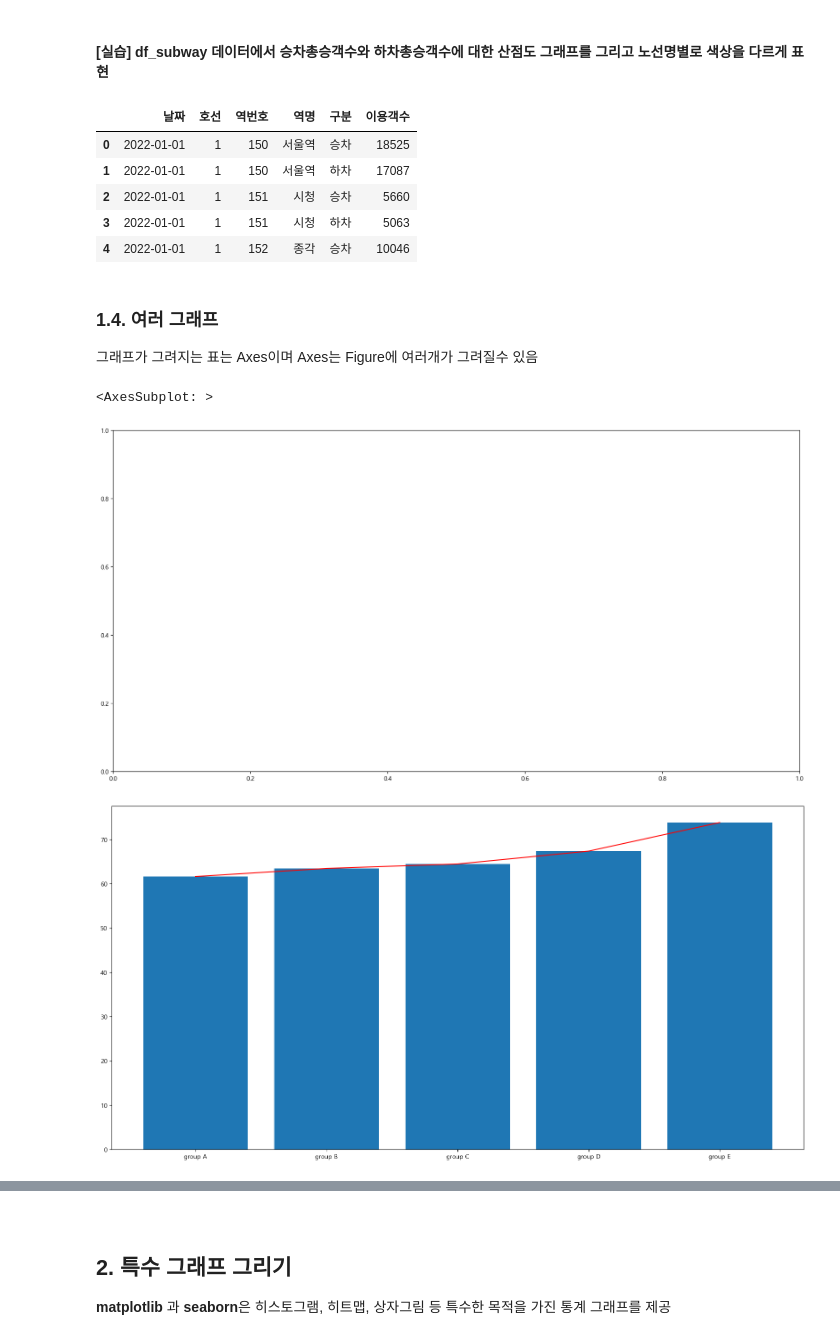
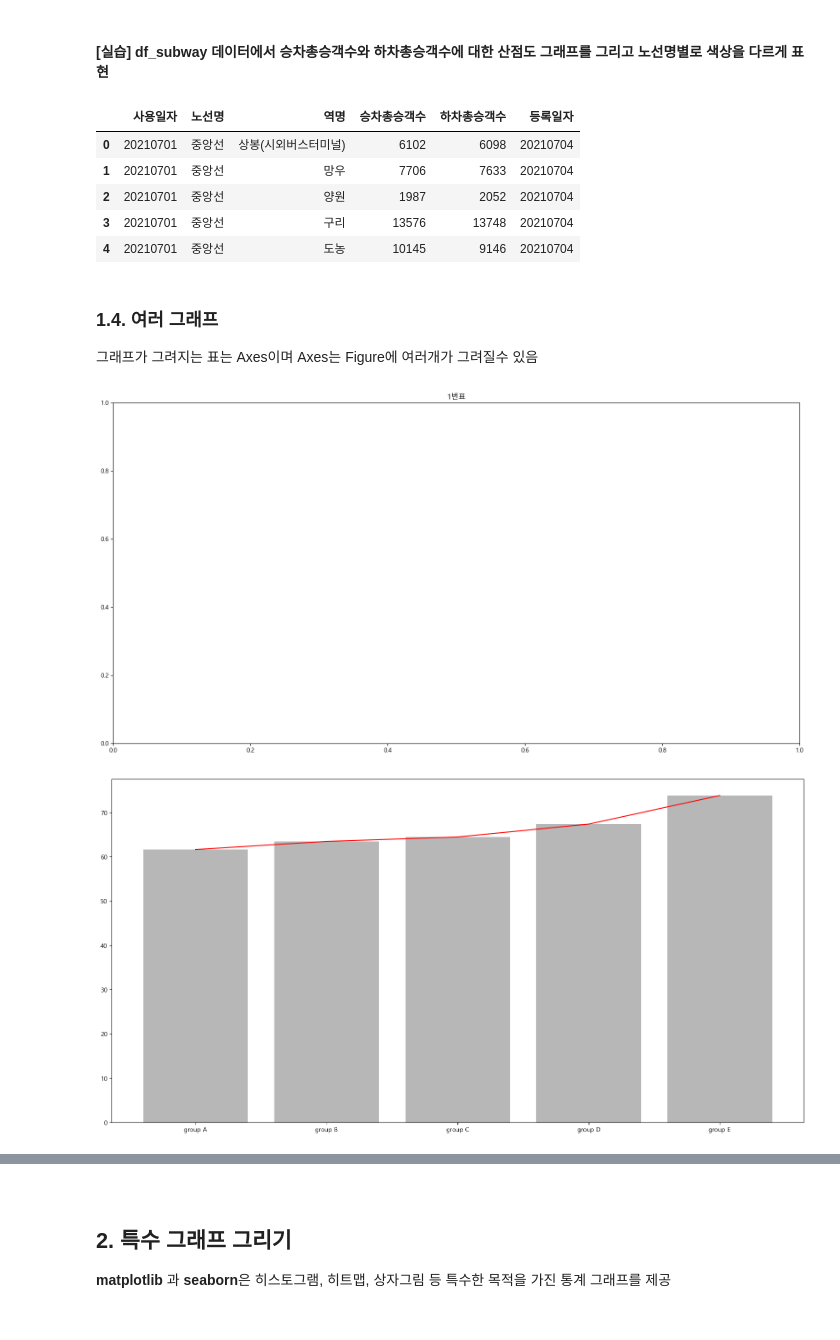
Before and after one commit to dnjsclf145/CDsamsung, a Jupyter notebook: 실습자료/06_데이터 시각화.ipynb, the cells around one changed output, grey strips where cells are left out. Cells and saved outputs as stored; diff of their text form; code cells hidden in the pictures.

```diff
--- a/실습자료/06_데이터 시각화.ipynb
+++ b/실습자료/06_데이터 시각화.ipynb
@@ -219,15 +228,15 @@ df_sp[['math score','reading score']].corr()
 # %% [markdown]
 #### [실습] df_subway 데이터에서 승차총승객수와 하차총승객수에 대한 산점도 그래프를 그리고 노선명별로 색상을 다르게 표현
 # %%
-df_tsb = pd.read_csv('data/서울교통공사_역별일별승하차인원정보_20220731.csv')
-df_tsb.head()
+df_subway = pd.read_csv('./data/CARD_SUBWAY_MONTH_202107.csv', encoding='CP949')
+df_subway.head()
 # %% [output]
-|  | 날짜 | 호선 | 역번호 | 역명 | 구분 | 이용객수 |
-| 0 | 2022-01-01 | 1 | 150 | 서울역 | 승차 | 18525 |
-| 1 | 2022-01-01 | 1 | 150 | 서울역 | 하차 | 17087 |
-| 2 | 2022-01-01 | 1 | 151 | 시청 | 승차 | 5660 |
-| 3 | 2022-01-01 | 1 | 151 | 시청 | 하차 | 5063 |
-| 4 | 2022-01-01 | 1 | 152 | 종각 | 승차 | 10046 |
+|  | 사용일자 | 노선명 | 역명 | 승차총승객수 | 하차총승객수 | 등록일자 |
+| 0 | 20210701 | 중앙선 | 상봉(시외버스터미널) | 6102 | 6098 | 20210704 |
+| 1 | 20210701 | 중앙선 | 망우 | 7706 | 7633 | 20210704 |
+| 2 | 20210701 | 중앙선 | 양원 | 1987 | 2052 | 20210704 |
+| 3 | 20210701 | 중앙선 | 구리 | 13576 | 13748 | 20210704 |
+| 4 | 20210701 | 중앙선 | 도농 | 10145 | 9146 | 20210704 |
 # %% [markdown]
 
 ### 1.4. 여러 그래프
@@ -236,19 +245,18 @@ df_tsb.head()
 # subplots() 또는 figure 으로 Figure 정의
 plt.figure(figsize=(20,10))
 ax = plt.subplot()
-ax
-# plt.subplots(figsize = (20,10))
+ax.set_title('1번표')
+plt.show()
 # %% [output]
-<AxesSubplot: >
-[figure, old version]
+[figure, new version]
 # %%
 g_sp = df_sp[['race/ethnicity','math score','reading score']].groupby('race/ethnicity').mean()
 # %%
 # 하나의 표안에 두개의 그래프 그리기
 plt.figure(figsize=(20,10))
 ax = plt.subplot()
-ax.bar(x=g_sp.index, height=g_sp['math score'])
+ax.bar(x=g_sp.index, height=g_sp['math score'], color = '#B7B7B7')
 ax.plot(g_sp.index, g_sp['math score'], color = 'red')
 plt.show()
 # %% [output]
-[figure, old version]
+[figure, new version]
```
Also changed, not shown: parts of 12 cells of this notebook, 6 other files.
